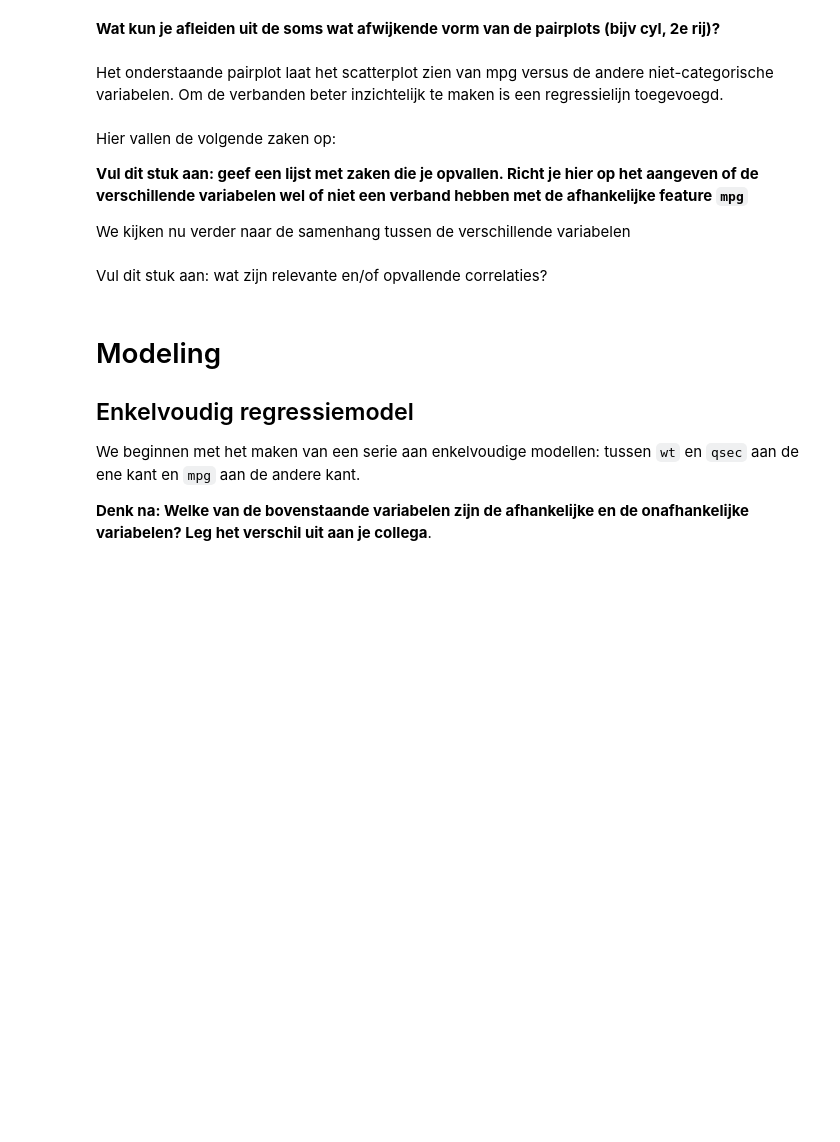
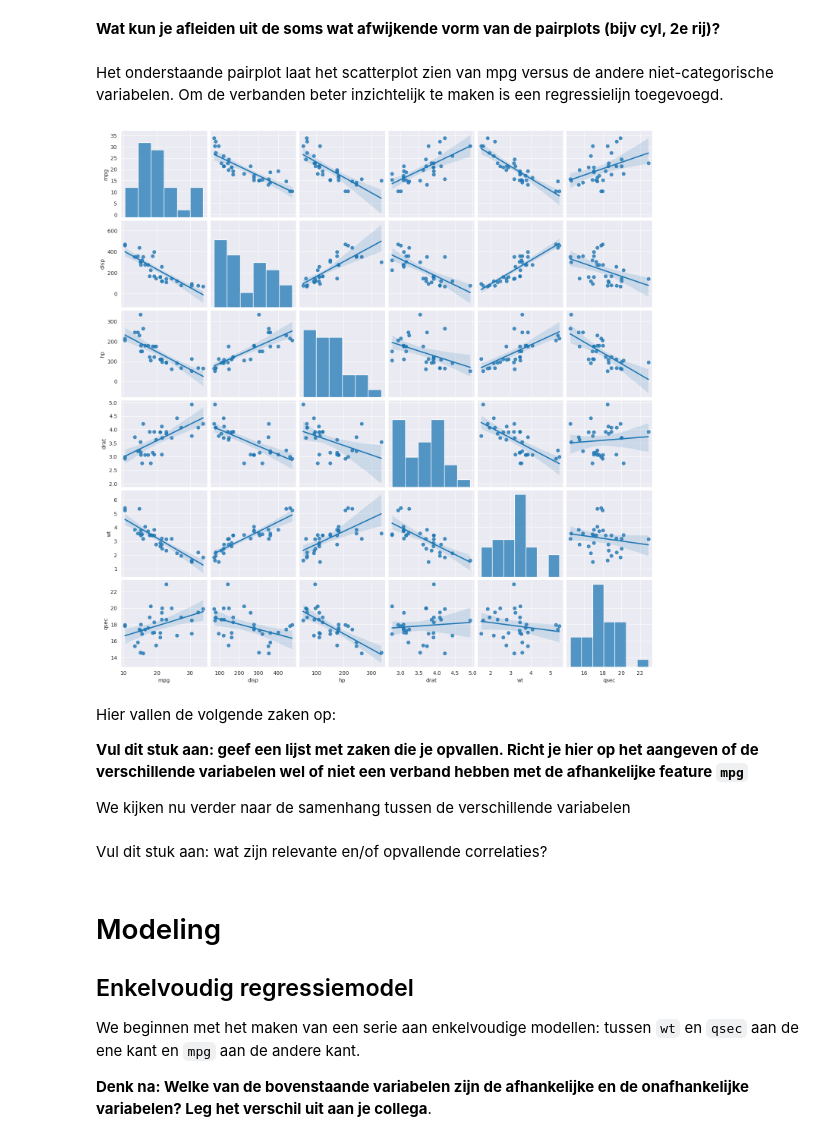
Before and after one commit to Yannick1159/data-science-yannick, a Jupyter notebook: Les-3/LinReg-studentversie-herontwikkeld.ipynb, the cells around one changed output. Saved outputs shown, nothing was run; the diff lists cells and outputs as text; code cells hidden in the pictures; blank space fills up the shorter version.

```diff
--- a/Les-3/LinReg-studentversie-herontwikkeld.ipynb
+++ b/Les-3/LinReg-studentversie-herontwikkeld.ipynb
@@ -93,8 +110,17 @@ Het onderstaande pairplot laat het scatterplot zien van mpg versus de andere nie
 # %%
 # [10 min] gebruik een pairplot om een serie scatterplots te maken van `mpg` vs
 # de niet categorische variabelen ['disp', 'hp', 'drat', 'wt', 'qsec'] (zie stap c)
 # voeg een regressielijn toe aan het pairplot
 # beantwoord onderstaande vraag!
+
+columns = ['mpg', 'disp', 'hp', 'drat', 'wt', 'qsec']
+data_subset = data[columns]
+
+sns.pairplot(data_subset, kind='reg')
+
+plt.show()
+# %% [output]
+[figure, added]
 # %% [markdown]
 Hier vallen de volgende zaken op:
 
```
Also changed, not shown: parts of 4 cells of this notebook, 4 other files.
